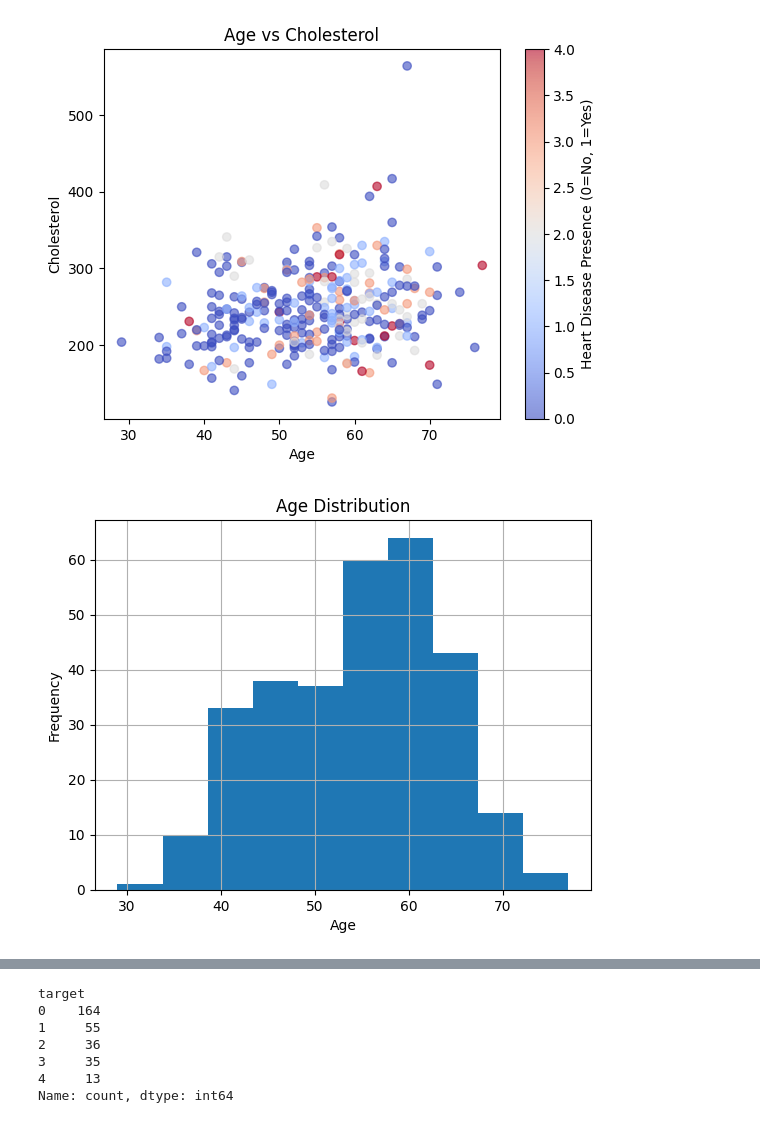
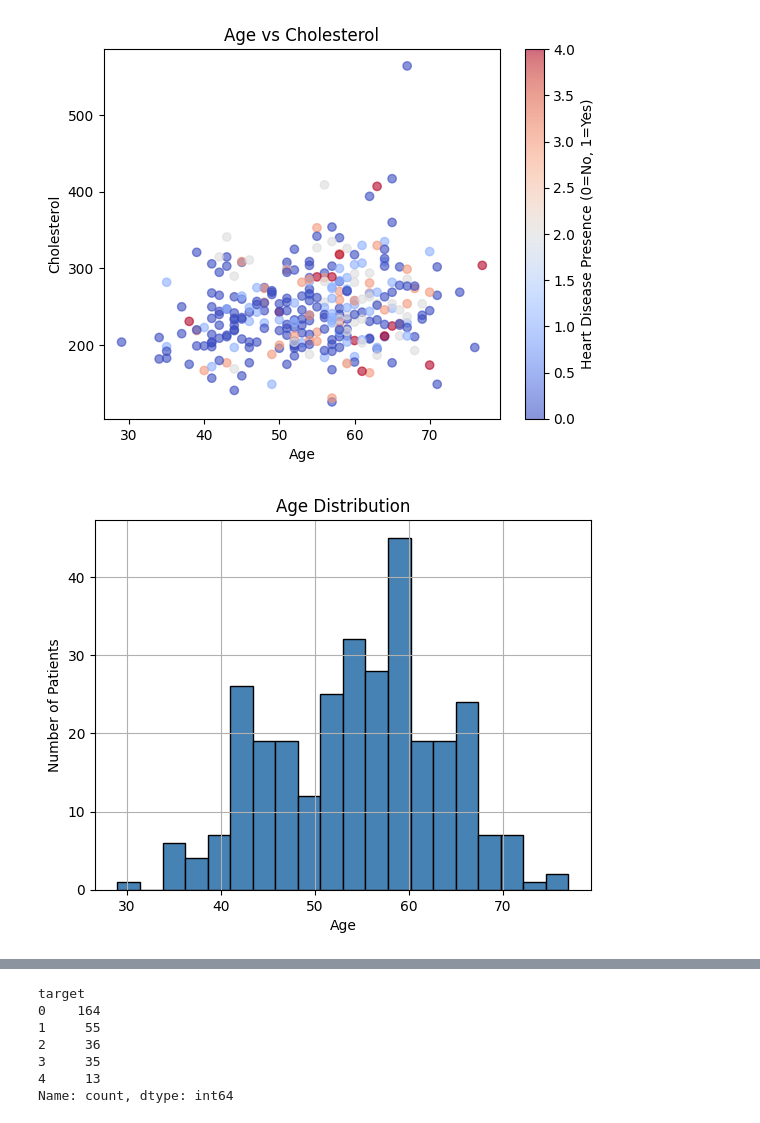
Before and after one commit to mikaemik98/heart-disease-risk-analyzer, a Jupyter notebook: analysis1.ipynb, the cells around one changed output, grey strips where cells are left out. Drawn from its saved outputs; the diff is of its cells as text; code cells hidden in the pictures.

```diff
--- a/analysis1.ipynb
+++ b/analysis1.ipynb
@@ -68,11 +85,13 @@ plt.show()
 # %% [output]
 [figure]
 # %%
-data_clean['age'].hist()
+#age distribution of all patients in the dataset
+#shows which age groups are most represented
+data_clean['age'].hist(bins=20, color='steelblue', edgecolor='black')
 plt.title('Age Distribution')
 plt.xlabel('Age')
-plt.ylabel('Frequency')
+plt.ylabel('Number of Patients')
 plt.show()
 # %% [output]
-[figure, old version]
+[figure, new version]
 # %%
```
Also changed, not shown: parts of 7 cells of this notebook.
